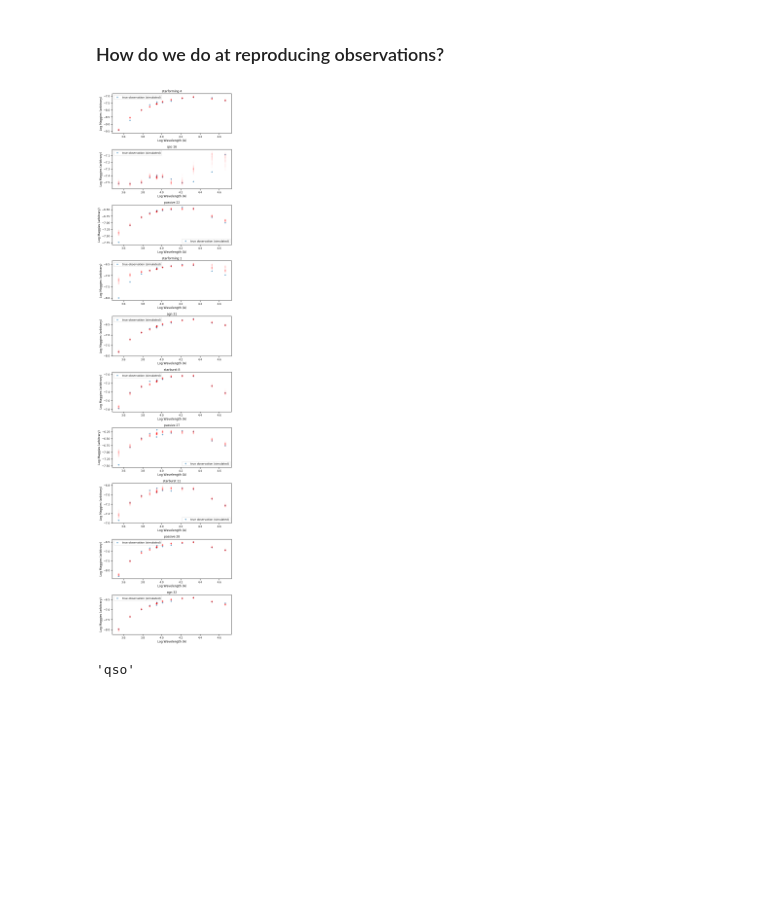
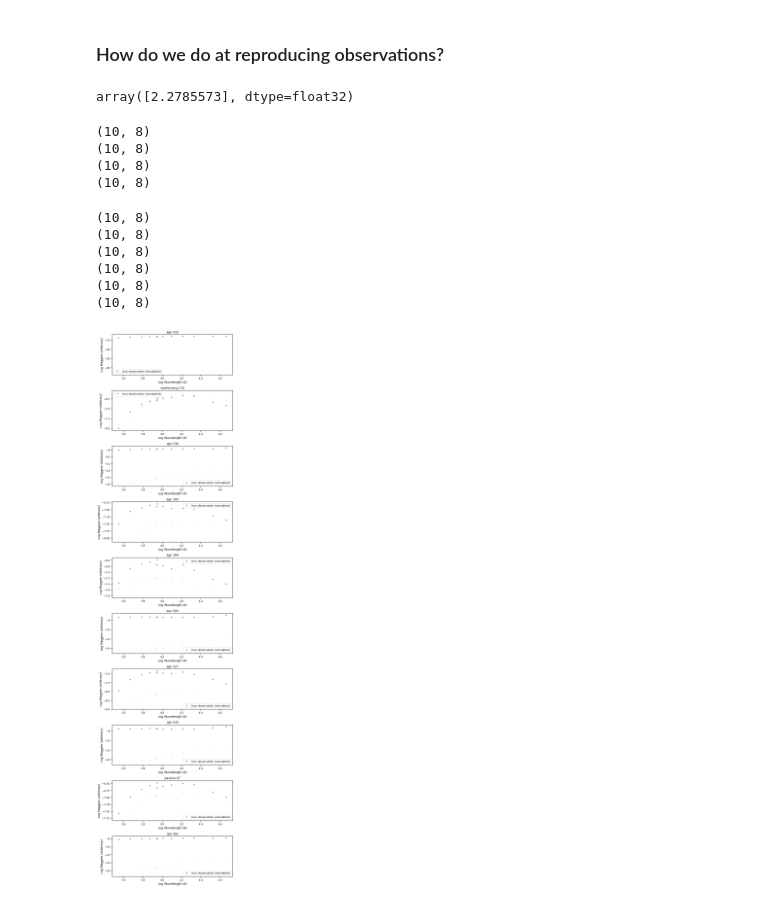
Before and after one commit to mwalmsley/agnfinder, a Jupyter notebook: notebooks/fitting_real_galaxies/results_on_uk_ir_selection.ipynb, the cells around one changed output. Drawn from its saved outputs; the diff is of its cells as text; code cells hidden in the pictures; blank space fills up the shorter version.

Commit message:
Plotting tweaks

```diff
--- a/notebooks/fitting_real_galaxies/results_on_uk_ir_selection.ipynb
+++ b/notebooks/fitting_real_galaxies/results_on_uk_ir_selection.ipynb
@@ -22,7 +21,8 @@ os.chdir('/home/mike/repos/agnfinder')
 # sotiria, change this to repo loc
 # %%
 params = ['mass', 'dust2', 'tage', 'tau', 'agn_disk_scaling', 'agn_eb_v', 'agn_torus_scaling']
-save_dir = 'results/emulated_sampling/real'
+# save_dir = 'results/emulated_sampling/real'
+save_dir = '/media/mike/beta/agnfinder_results/uk_ir_selection_577'
 
 galaxy_locs = glob.glob(save_dir + '/galaxy*.h5')
 assert galaxy_locs
@@ -30,12 +30,16 @@ assert galaxy_locs
 galaxies = []
 true_observations = len(galaxy_locs)
 for n, galaxy_loc in enumerate(galaxy_locs):
-    f = h5py.File(galaxy_loc, mode='r')
-    galaxies.append({
-        'samples': np.squeeze(f['samples'][...]),
-        'name': galaxy_loc.split('_')[-2],
-        'true_observations': np.squeeze(f['true_observations'][...]),
-    })
+    try:
+        f = h5py.File(galaxy_loc, mode='r')
+        galaxies.append({
+            'samples': np.squeeze(f['samples'][:10:]),
+            'name': galaxy_loc.split('_')[-2],
+            'true_observations': np.squeeze(f['true_observations'][...]),
+            'redshift': f['redshift'][...]
+        })
+    except OSError:
+        pass
 
 n_samples = galaxies[0]['samples'].shape[0]
 # samples = np.stack(sample_list, axis=1)
@@ -48,5 +52,5 @@ galaxies[0]['true_observations'].shape
 # %%
 rf_classes = ['passive', 'starforming', 'starburst', 'agn', 'qso', 'outlier']
 rf_cols = [f'Pr[{c}]_case_III' for c in rf_classes]
-labels = pd.read_parquet('data/uk_ir_selection.parquet')
+labels = pd.read_parquet('data/uk_ir_selection_577.parquet')
 # %%
@@ -96,32 +82,49 @@ emulator = deep_emulator.get_trained_keras_emulator(deep_emulator.tf_model(), ch
 wavelengths = np.array([ 3545.9515156 ,  4669.6375124 ,  6156.34362463,  7470.59215536,
         8917.58185532, 16397.13029184, 12513.8266968 , 21392.23213854,
        10205.12640526,  8801.6644194 , 33461.019081  , 45952.08900757])
+# %%
+galaxy['redshift']  # woops, this isn't normalised!
+# %% [output]
+array([2.2785573], dtype=float32)
 # %%
 n_galaxies = 10
 
 fig, axes = plt.subplots(nrows=n_galaxies, figsize=(8, 32))
 
 for n, galaxy in enumerate(galaxies[:n_galaxies]):
     ax = axes[n]
     true_photometry = galaxy['true_observations']
-    sample_photometry = deep_emulator.denormalise_photometry(emulator(galaxy['samples'])).numpy()
+    redshifts = np.array([galaxy['redshift'] for _ in range(len(galaxy['samples']))])
+#     print(redshifts.shape)
+#     print(galaxy['samples'].shape)
+    params_with_redshift = np.concatenate((redshifts, galaxy['samples']), axis=1)
+#     print(params_with_redshift.shape)
+    sample_photometry = deep_emulator.denormalise_photometry(emulator(params_with_redshift)).numpy()
     np.random.shuffle(sample_photometry)
 
     ax.scatter(np.log10(wavelengths), np.log10(true_photometry), label='true observation (simulated)', marker='+')
     for trace in sample_photometry[:100]:
         ax.scatter(np.log10(wavelengths), np.log10(trace), color='r', marker='+', alpha=0.02)
     ax.legend()
     ax.set_title('{} {}'.format(galaxy['rf_class'], galaxy['name']))
     ax.set_ylabel('Log Maggies (arbitrary)')
     ax.set_xlabel('Log Wavelength (A)')
 
 plt.tight_layout()
 # %% [output]
+(10, 8)
+(10, 8)
+(10, 8)
+(10, 8)
+(10, 8)
+(10, 8)
+(10, 8)
+(10, 8)
+(10, 8)
+(10, 8)
-[figure, old version]
+[figure, new version]
 # %%
 galaxy['rf_class']
-# %% [output]
-'qso'
 # %%
 data = []
 for galaxy in galaxies:
```
Also changed, not shown: parts of 17 cells of this notebook, 2 other files.
